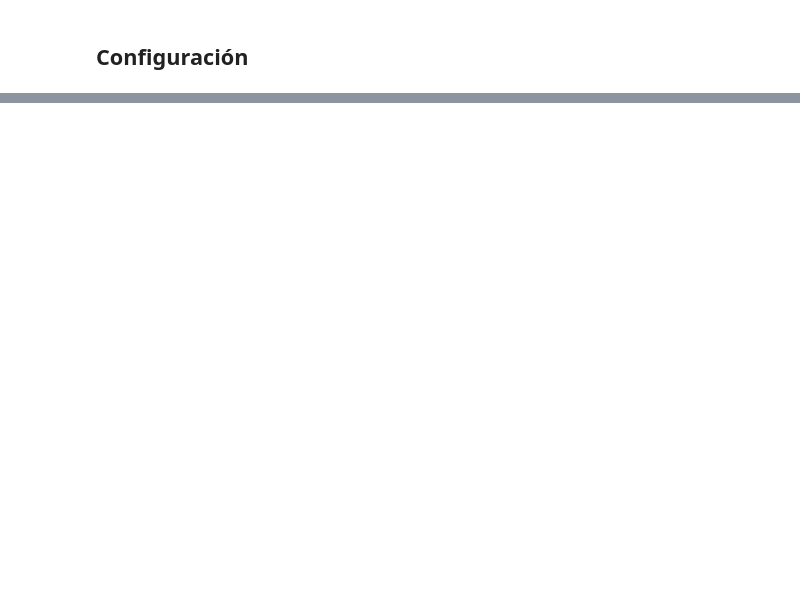
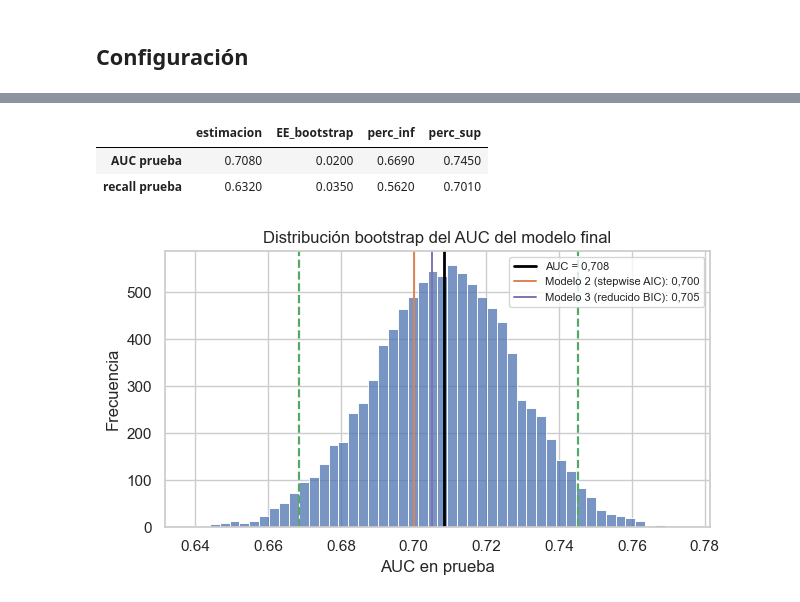
Before and after one commit to vbravo29/MCDI501-estadistica-computacional, a Jupyter notebook: S3/03_bootstrap.ipynb, the cells around one changed output, grey strips where cells are left out. Saved outputs shown, nothing was run; the diff lists cells and outputs as text; code cells hidden in the pictures; blank space fills up the shorter version.

```diff
--- a/S3/03_bootstrap.ipynb
+++ b/S3/03_bootstrap.ipynb
@@ -61,0 +56,14 @@ IC bootstrap es bastante más ancho.
+# %%
+config = json.loads((S3 / "config_modelo_final.json").read_text(encoding="utf-8"))
+VARIABLES = config["variables"]
+tr, te = imputar(train, test, config["estrategia_imputacion"])
+X_tr, X_te, y_tr, y_te = preparar_modelo(tr, te, VARIABLES, recortar=config["recorte_outliers"])
+modelo = ajustar_logit(X_tr, y_tr, ponderar=True)
+
+referencia = pd.read_csv(TAB / "p2_modelo1_coeficientes.csv", index_col="variable")
+assert np.allclose(modelo.params[VARIABLES].round(4), referencia.loc[VARIABLES, "coef"], atol=1e-4)
+assert np.allclose(np.exp(modelo.conf_int().loc[VARIABLES]).round(4),
+                   referencia.loc[VARIABLES, ["OR_IC95_inf", "OR_IC95_sup"]], atol=1e-4)
+print("OK: coeficientes e IC iguales a los de la parte 2")
+print(f"Variables: {', '.join(VARIABLES)} | imputación: {config['estrategia_imputacion']} | n = {len(y_tr)}")
+modelo.params.round(4).to_frame("coef")
@@ -61,0 +306,36 @@ IC bootstrap es bastante más ancho.
+# %%
+rng_auc = np.random.default_rng(SEED)
+p_te = np.asarray(predecir(modelo, X_te))
+y_te_arr = y_te.to_numpy()
+pred_te = (p_te >= config["umbral"]).astype(int)
+auc_obs = roc_auc_score(y_te_arr, p_te)
+recall_obs = pred_te[y_te_arr == 1].mean()
+aucs, recalls = np.empty(B), np.empty(B)
+for b in range(B):
+    idx = rng_auc.integers(0, len(y_te_arr), len(y_te_arr))
+    aucs[b] = roc_auc_score(y_te_arr[idx], p_te[idx])
+    recalls[b] = pred_te[idx][y_te_arr[idx] == 1].mean()
+auc_tabla = pd.DataFrame({
+    "estimacion": [auc_obs, recall_obs], "EE_bootstrap": [aucs.std(), recalls.std()],
+    "perc_inf": [np.quantile(aucs, ALPHA / 2), np.quantile(recalls, ALPHA / 2)],
+    "perc_sup": [np.quantile(aucs, 1 - ALPHA / 2), np.quantile(recalls, 1 - ALPHA / 2)],
+}, index=["AUC prueba", "recall prueba"])
+guardar_tabla(auc_tabla.round(3), "p3_metricas_bootstrap")
+# %% [output]
+|  | estimacion | EE_bootstrap | perc_inf | perc_sup |
+| AUC prueba | 0.7080 | 0.0200 | 0.6690 | 0.7450 |
+| recall prueba | 0.6320 | 0.0350 | 0.5620 | 0.7010 |
+# %%
+fig, ax = plt.subplots(figsize=(6.5, 3.8))
+sns.histplot(aucs, bins=50, color=COLORES["principal"], alpha=.75, ax=ax)
+ax.axvline(auc_obs, color="black", lw=2, label=f"AUC = {auc_obs:.3f}".replace(".", ","))
+for q in auc_tabla.loc["AUC prueba", ["perc_inf", "perc_sup"]]:
+    ax.axvline(q, color=COLORES["ic"], lw=1.6, ls="--")
+resumen_p2 = pd.read_csv(TAB / "p2_resumen_modelos.csv", index_col="modelo")["AUC prueba"]
+for nombre, color in zip(["Modelo 2 (stepwise AIC)", "Modelo 3 (reducido BIC)"], ["#DD8452", "#8172B2"]):
+    ax.axvline(resumen_p2[nombre], color=color, lw=1.4, label=f"{nombre}: {resumen_p2[nombre]:.3f}".replace(".", ","))
+ax.set(xlabel="AUC en prueba", ylabel="Frecuencia", title="Distribución bootstrap del AUC del modelo final")
+ax.legend(fontsize=8)
+guardar_figura("p3_fig3_auc_bootstrap")
+# %% [output]
+[figure, added]
```
Also changed, not shown: parts of 28 cells of this notebook, 11 other files.
